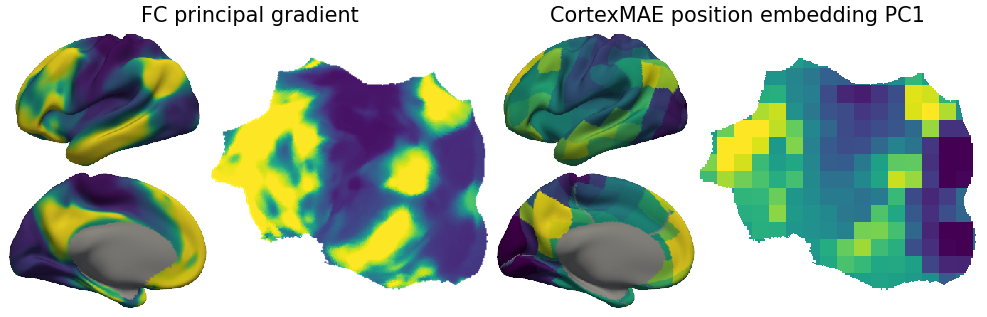
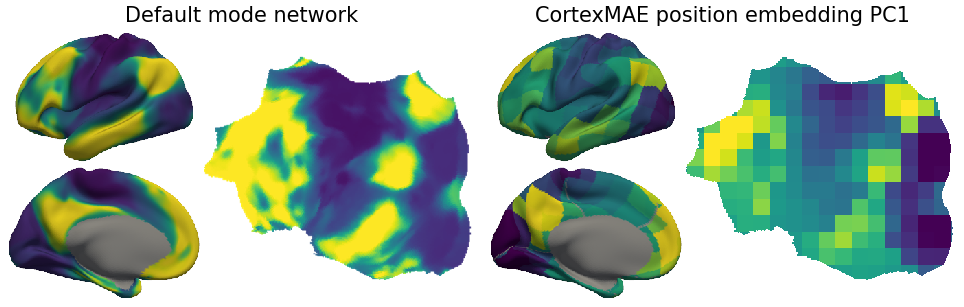
Code edit (unified diff) that turned the first committed figure into the second:
--- before
+++ after
@@ -29,5 +29,5 @@
 plt.imshow(panel_l, interpolation="none")
 plt.axis("off")
-plt.title("FC principal gradient", fontsize=5)
+plt.title("Default mode network", fontsize=5)
 
 plt.sca(axs[1])
@@ -36,5 +36,5 @@
 plt.title("CortexMAE position embedding PC1", fontsize=5)
 
-plt.tight_layout(pad=0.0)
+plt.tight_layout(pad=0.5)
 
 f.savefig("results/pos_embed.pdf")

Commit: minor plot updates (again)